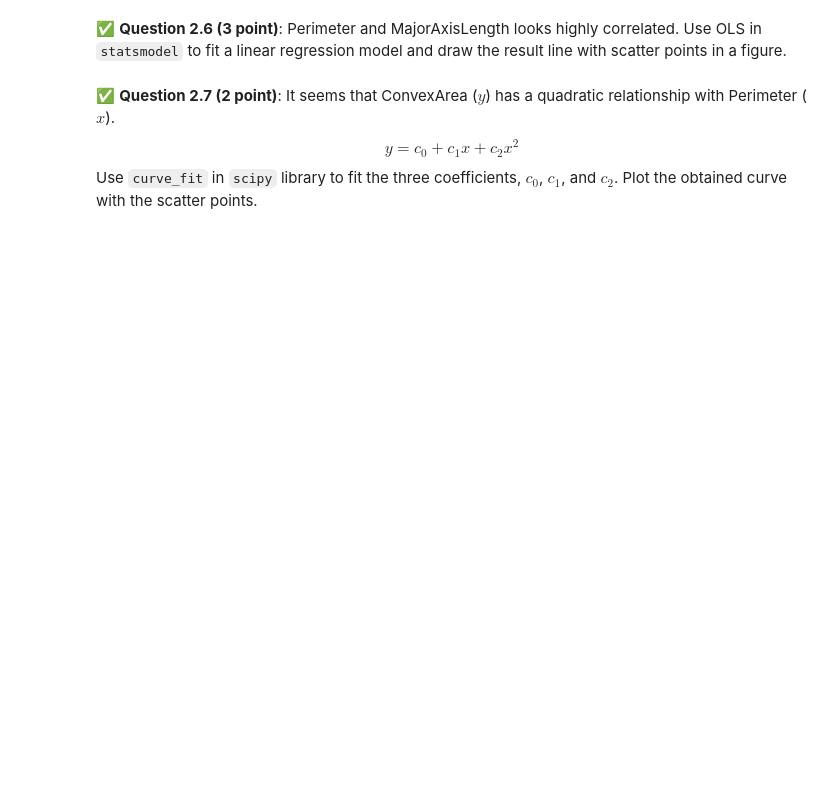
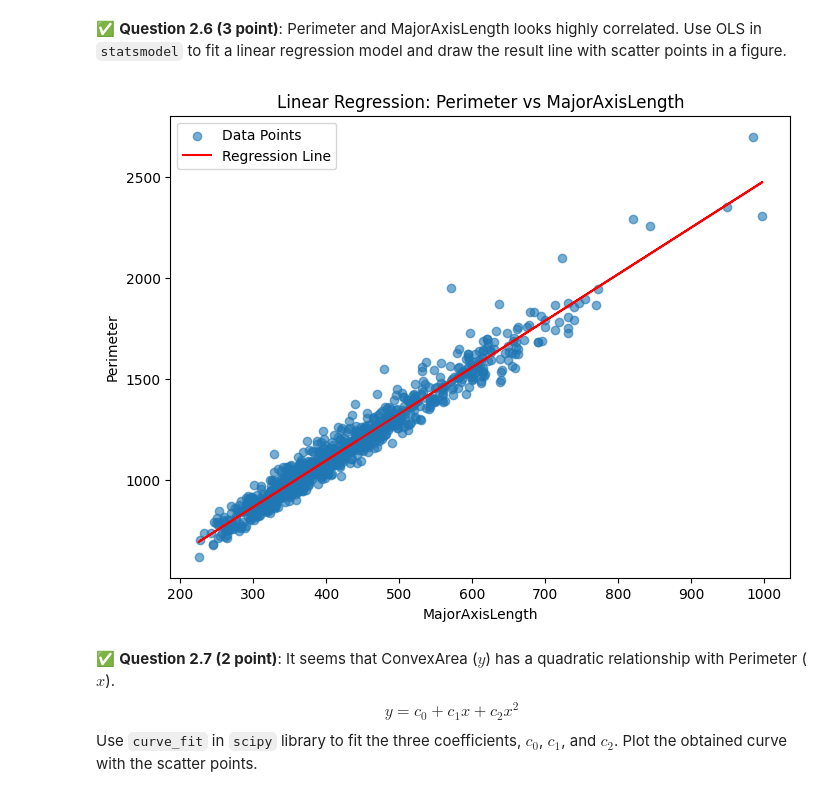
Before and after one commit to KlutzyFella/CMSE202-f25-turnin, a Jupyter notebook: final/CMSE202-Final-Section003-STUDENT.ipynb, the cells around one changed output. Saved outputs shown, nothing was run; the diff lists cells and outputs as text; code cells hidden in the pictures; blank space fills up the shorter version.

```diff
--- a/final/CMSE202-Final-Section003-STUDENT.ipynb
+++ b/final/CMSE202-Final-Section003-STUDENT.ipynb
@@ -80,7 +139,32 @@ Draw a heat map of correlation factors between these features.
 &#9989; **Question 2.6 (3 point)**:
 Perimeter and MajorAxisLength looks highly correlated. Use OLS in `statsmodel` to fit a linear regression model and draw the result line with scatter points in a figure.
 # %%
-### Put your code here
+import statsmodels.api as sm
+
+# Define the independent and dependent variables
+X = numeric_data['MajorAxisLength']
+y = numeric_data['Perimeter']
+
+# Add a constant to the independent variable
+X = sm.add_constant(X)
+
+# Fit the OLS model
+model = sm.OLS(y, X).fit()
+
+# Get the predicted values
+y_pred = model.predict(X)
+
+# Plot the scatter points and regression line
+plt.figure(figsize=(8, 6))
+plt.scatter(numeric_data['MajorAxisLength'], numeric_data['Perimeter'], alpha=0.6, label='Data Points')
+plt.plot(numeric_data['MajorAxisLength'], y_pred, color='red', label='Regression Line')
+plt.xlabel('MajorAxisLength')
+plt.ylabel('Perimeter')
+plt.title('Linear Regression: Perimeter vs MajorAxisLength')
+plt.legend()
+plt.show()
+# %% [output]
+[figure, added]
 # %% [markdown]
 &#9989; **Question 2.7 (2 point)**:
 It seems that ConvexArea ($y$) has a quadratic relationship with Perimeter ($x$).
```
Also changed, not shown: parts of 11 cells of this notebook, 1 other file.
